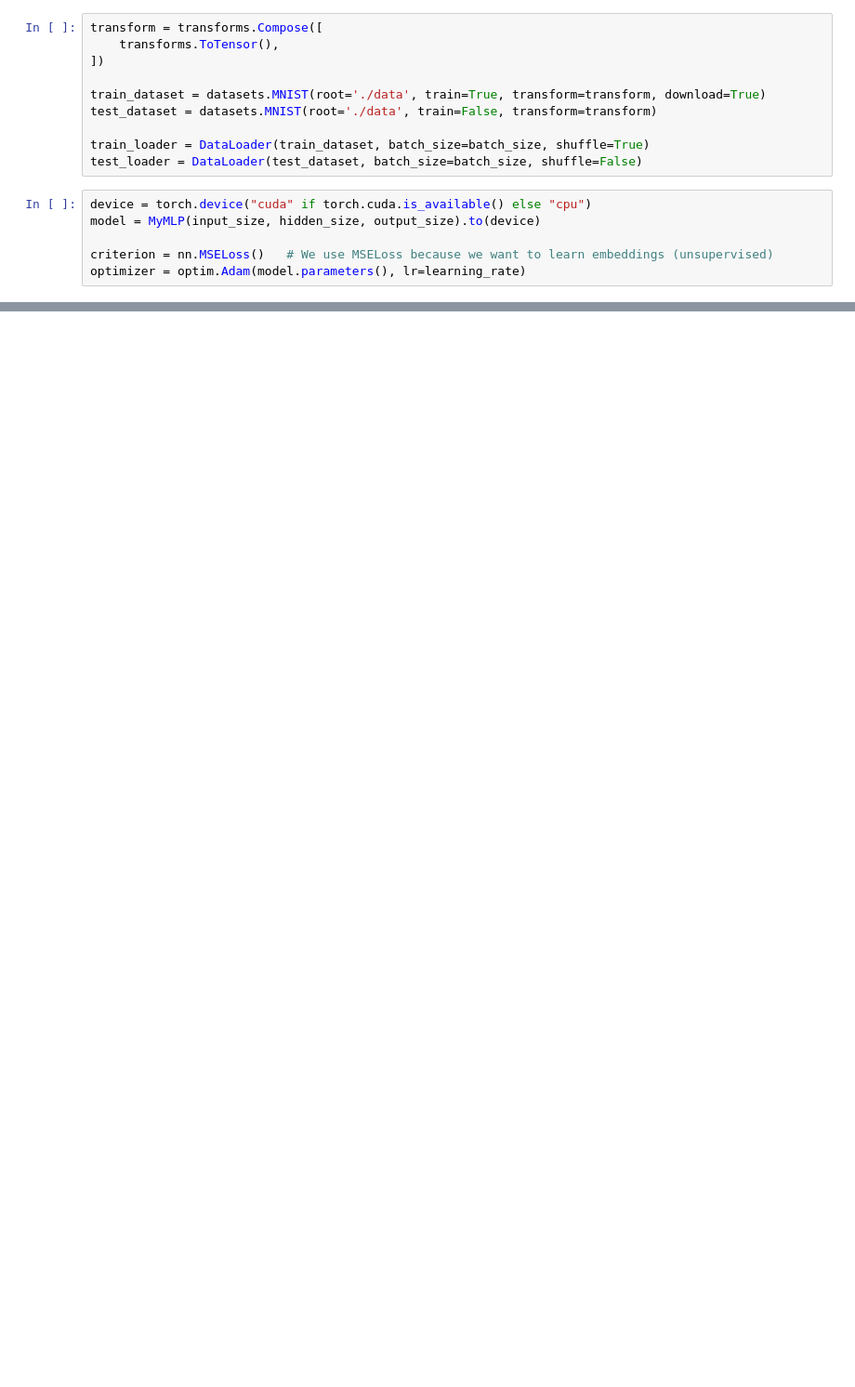
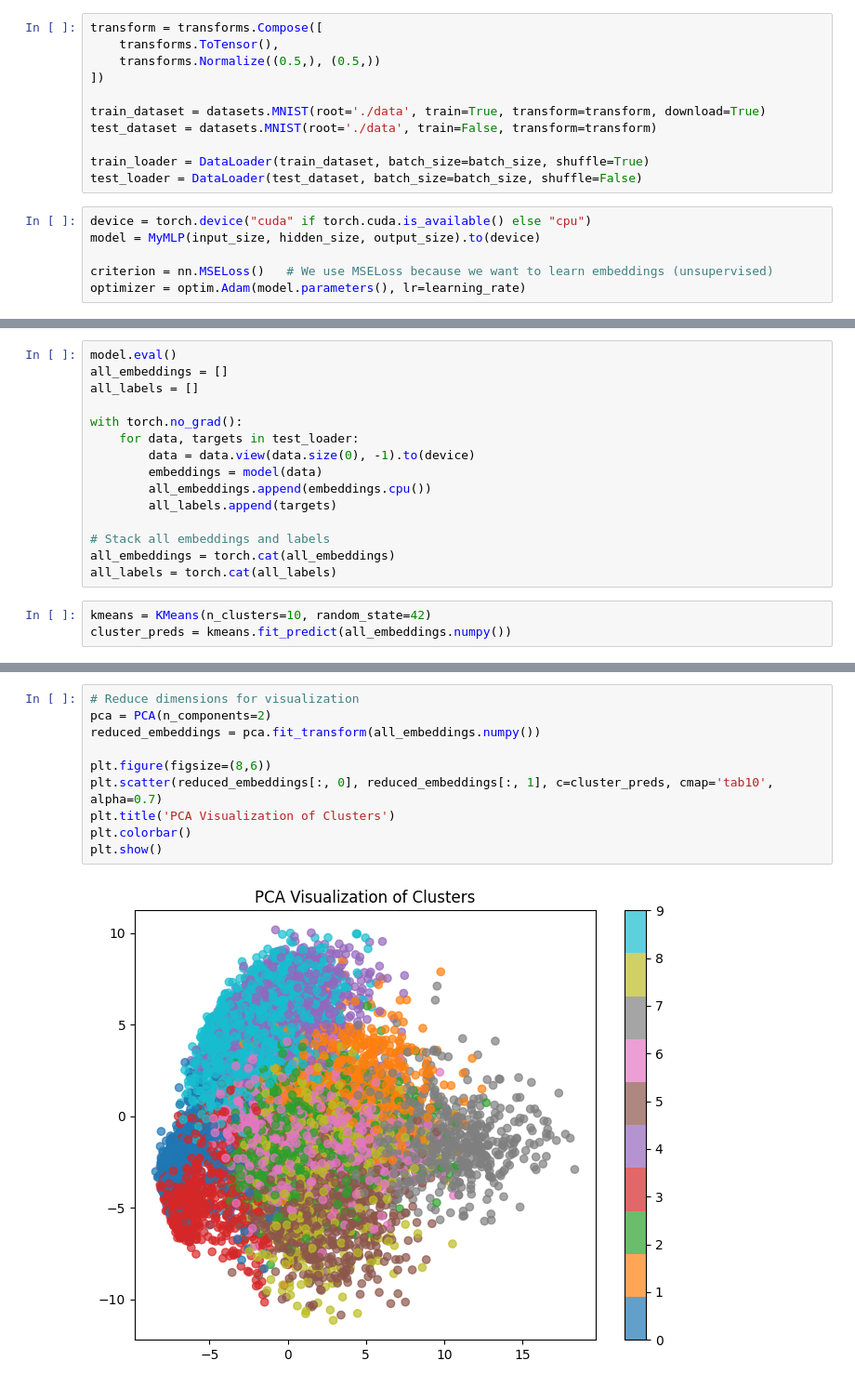
Before and after one commit to strazyuk/NuralNetworkProjects, a Jupyter notebook: tensorflowLearning/cse425projectCnn.ipynb, the cells around one changed output, grey strips where cells are left out. Shown: that part at 93% size. Saved outputs shown, nothing was run; the diff lists cells and outputs as text; blank space fills up the shorter version.

```diff
--- a/tensorflowLearning/cse425projectCnn.ipynb
+++ b/tensorflowLearning/cse425projectCnn.ipynb
@@ -39,6 +39,7 @@ epochs = 5
 # %%
 transform = transforms.Compose([
     transforms.ToTensor(),
+    transforms.Normalize((0.5,), (0.5,))
 ])
 
 train_dataset = datasets.MNIST(root='./data', train=True, transform=transform, download=True)
@@ -77,0 +79,18 @@ Epoch [5/5], Loss: 0.0095
+# %%
+model.eval()
+all_embeddings = []
+all_labels = []
+
+with torch.no_grad():
+    for data, targets in test_loader:
+        data = data.view(data.size(0), -1).to(device)
+        embeddings = model(data)
+        all_embeddings.append(embeddings.cpu())
+        all_labels.append(targets)
+
+# Stack all embeddings and labels
+all_embeddings = torch.cat(all_embeddings)
+all_labels = torch.cat(all_labels)
+# %%
+kmeans = KMeans(n_clusters=10, random_state=42)
+cluster_preds = kmeans.fit_predict(all_embeddings.numpy())
@@ -77,0 +109,12 @@ Epoch [5/5], Loss: 0.0095
+# %%
+# Reduce dimensions for visualization
+pca = PCA(n_components=2)
+reduced_embeddings = pca.fit_transform(all_embeddings.numpy())
+
+plt.figure(figsize=(8,6))
+plt.scatter(reduced_embeddings[:, 0], reduced_embeddings[:, 1], c=cluster_preds, cmap='tab10', alpha=0.7)
+plt.title('PCA Visualization of Clusters')
+plt.colorbar()
+plt.show()
+# %% [output]
+[figure, added]
```
Also changed, not shown: parts of 2 cells of this notebook, 1 other file.
